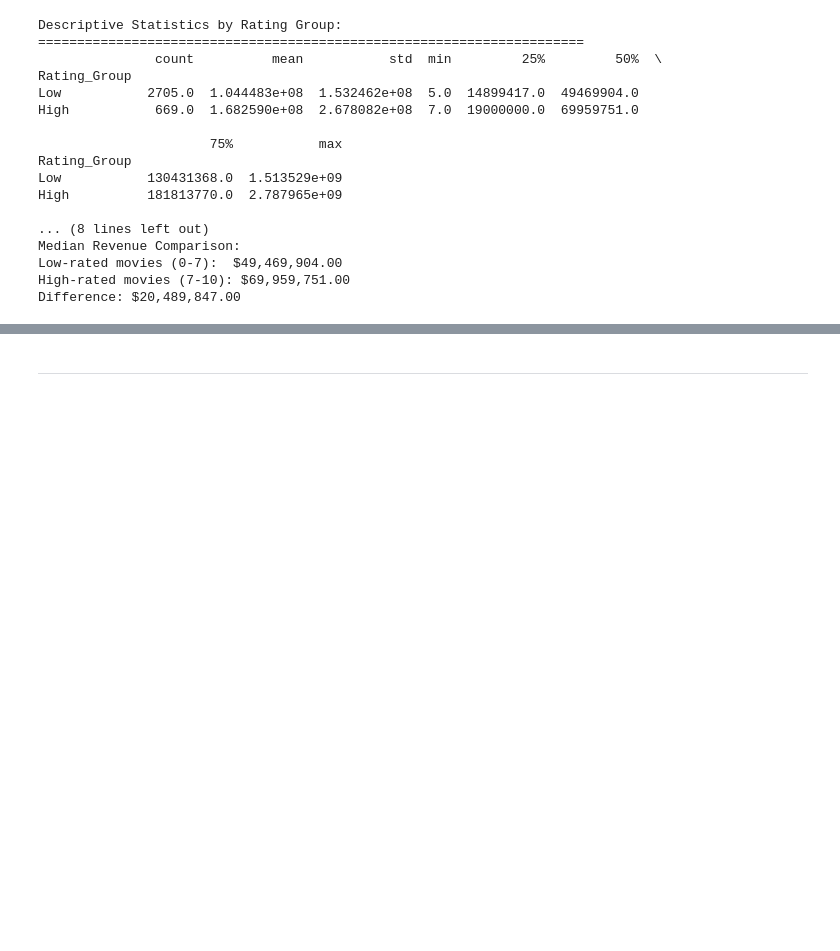
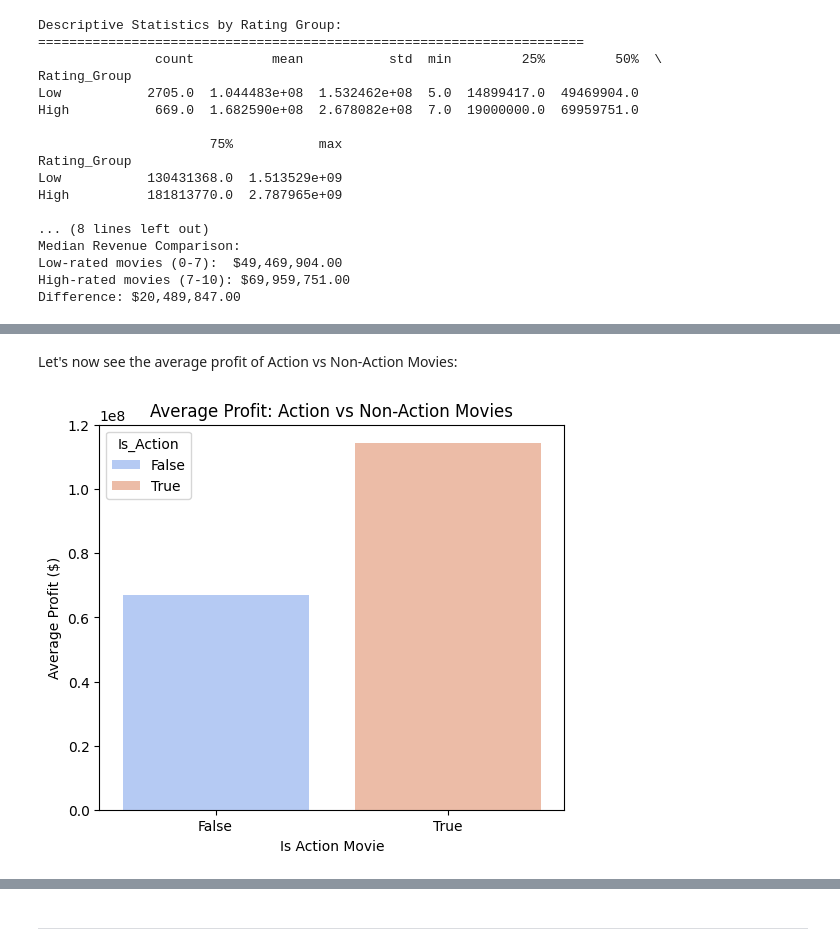
Before and after one commit to JayneLawley/Team1_TMDb_Hackathon_2, a Jupyter notebook: jupyter_notebooks/HM_EDA.ipynb, the cells around one changed output, grey strips where cells are left out. Drawn from its saved outputs; the diff is of its cells as text; code cells hidden in the pictures; blank space fills up the shorter version.

```diff
--- a/jupyter_notebooks/HM_EDA.ipynb
+++ b/jupyter_notebooks/HM_EDA.ipynb
@@ -382,0 +526,13 @@ Difference: $20,489,847.00
+# %% [markdown]
+Let's now see the average profit of Action vs Non-Action Movies:
+# %%
+df_grouped = df_revenue.groupby('Is_Action', as_index=False, observed=False)['Profit'].mean()
+
+plt.figure(figsize=(6,5))
+sns.barplot(data=df_grouped, x='Is_Action', y='Profit', palette='coolwarm', hue='Is_Action')
+plt.title('Average Profit: Action vs Non-Action Movies')
+plt.xlabel('Is Action Movie')
+plt.ylabel('Average Profit ($)')
+plt.show()
+# %% [output]
+[figure, added]
```
Also changed, not shown: parts of 65 cells of this notebook, 1 other file.
